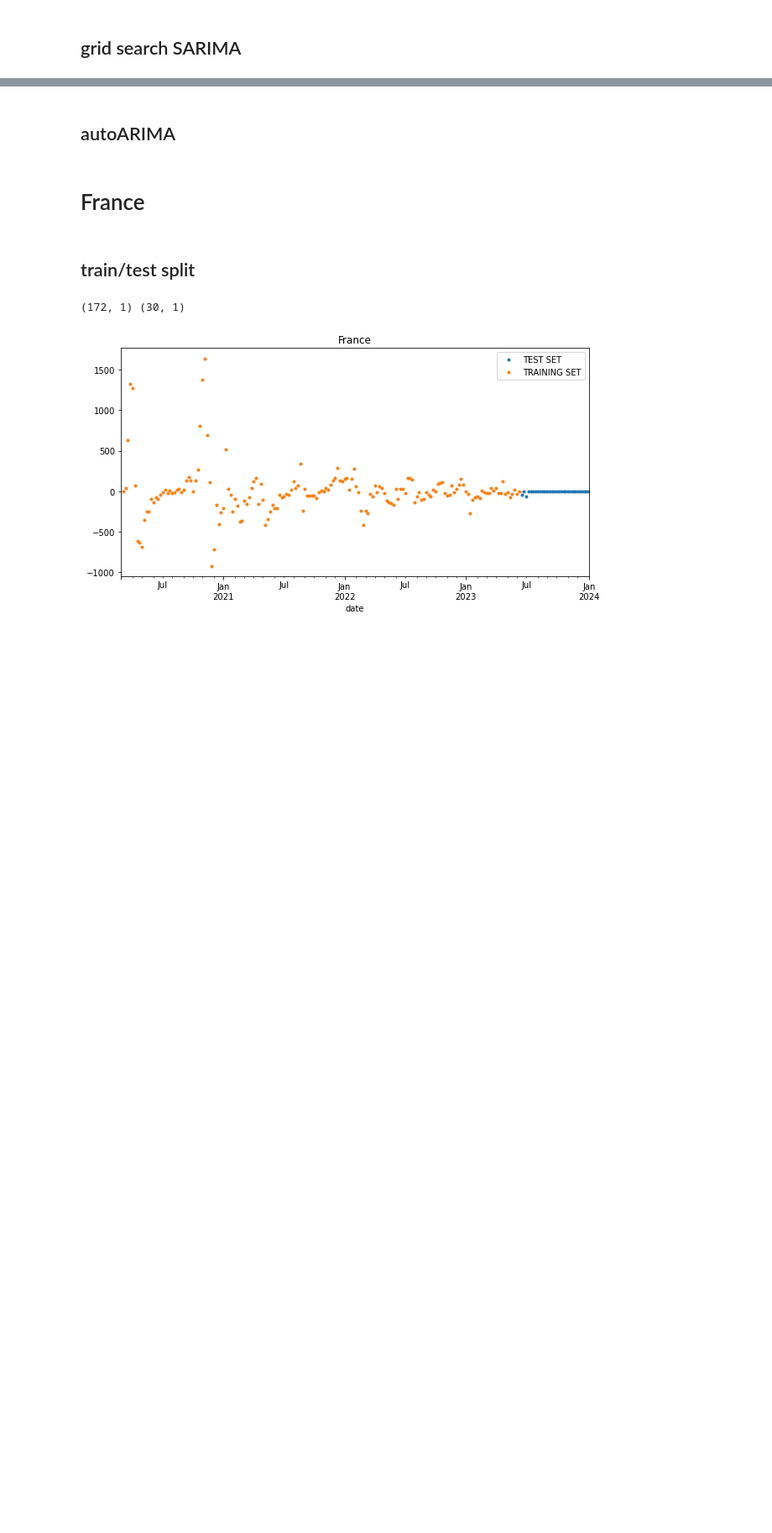
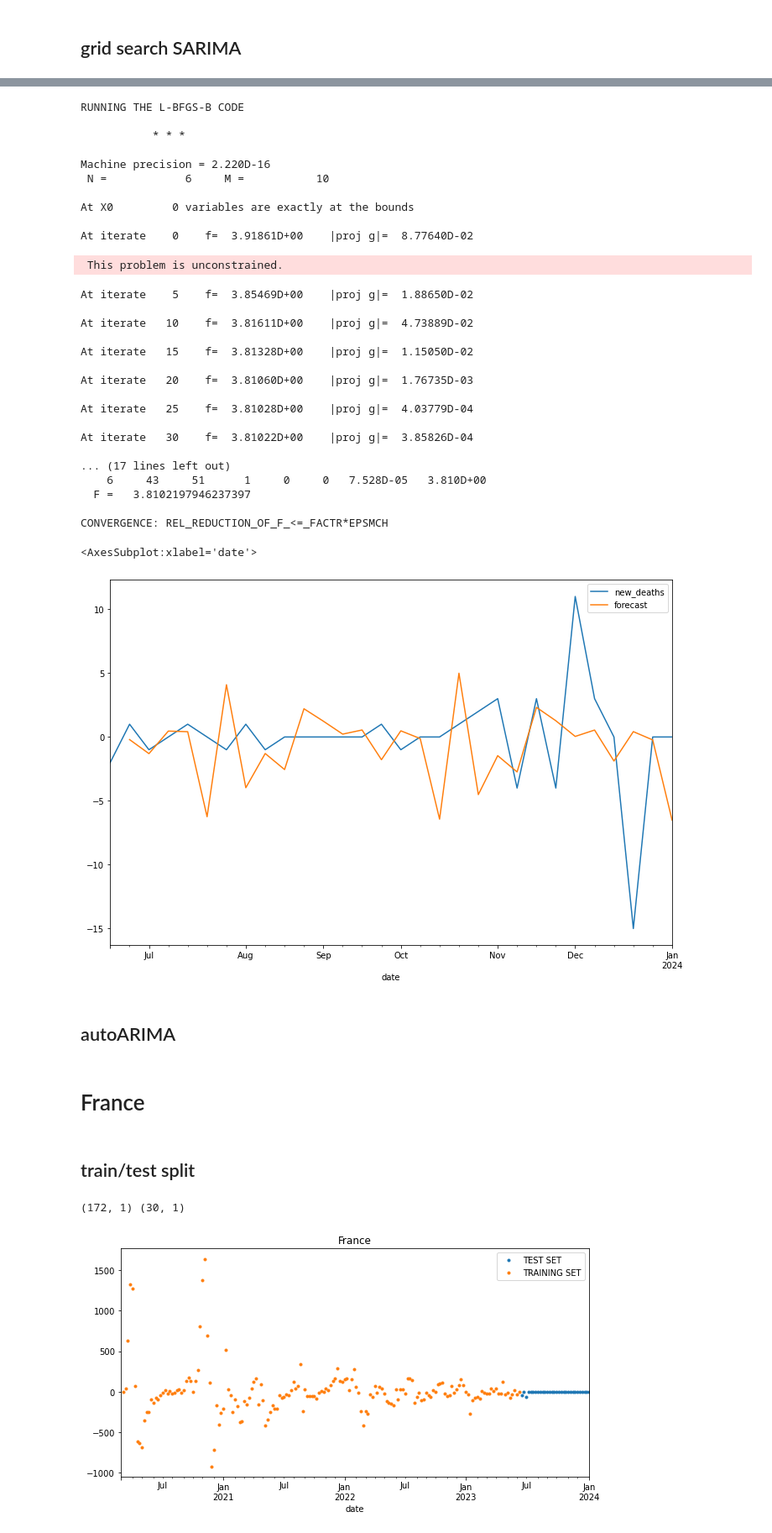
Before and after one commit to y-ginther/DS-Capstone, a Jupyter notebook: ARIMA_c.ipynb, the cells around one changed output, grey strips where cells are left out. Shown at 84% size. Saved outputs shown, nothing was run; the diff lists cells and outputs as text; code cells hidden in the pictures; blank space fills up the shorter version.

```diff
--- a/ARIMA_c.ipynb
+++ b/ARIMA_c.ipynb
@@ -2281,3 +2503,39 @@ _ = estonia_test \
+# %%
+model=sm.tsa.statespace.SARIMAX(estonia_train['new_deaths'],order=(2, 1, 1),seasonal_order=(1,1,1,12))
+results=model.fit()
+estonia_test['forecast']=results.predict(start=173,end=202,dynamic=True)
+estonia_test[['new_deaths','forecast']].plot(figsize=(12,8))
+# %% [output]
+RUNNING THE L-BFGS-B CODE
+
+           * * *
+
+Machine precision = 2.220D-16
+ N =            6     M =           10
+
+At X0         0 variables are exactly at the bounds
+
+At iterate    0    f=  3.91861D+00    |proj g|=  8.77640D-02
+ This problem is unconstrained.
+At iterate    5    f=  3.85469D+00    |proj g|=  1.88650D-02
+
+At iterate   10    f=  3.81611D+00    |proj g|=  4.73889D-02
+
+At iterate   15    f=  3.81328D+00    |proj g|=  1.15050D-02
+
+At iterate   20    f=  3.81060D+00    |proj g|=  1.76735D-03
+
+At iterate   25    f=  3.81028D+00    |proj g|=  4.03779D-04
+
+At iterate   30    f=  3.81022D+00    |proj g|=  3.85826D-04
+
+... (17 lines left out)
+    6     43     51      1     0     0   7.528D-05   3.810D+00
+  F =   3.8102197946237397
+
+CONVERGENCE: REL_REDUCTION_OF_F_<=_FACTR*EPSMCH
+<AxesSubplot:xlabel='date'>
+[figure, added]
 # %% [markdown]
 ## autoARIMA
 # %%
```
Also changed, not shown: parts of 23 cells of this notebook.
